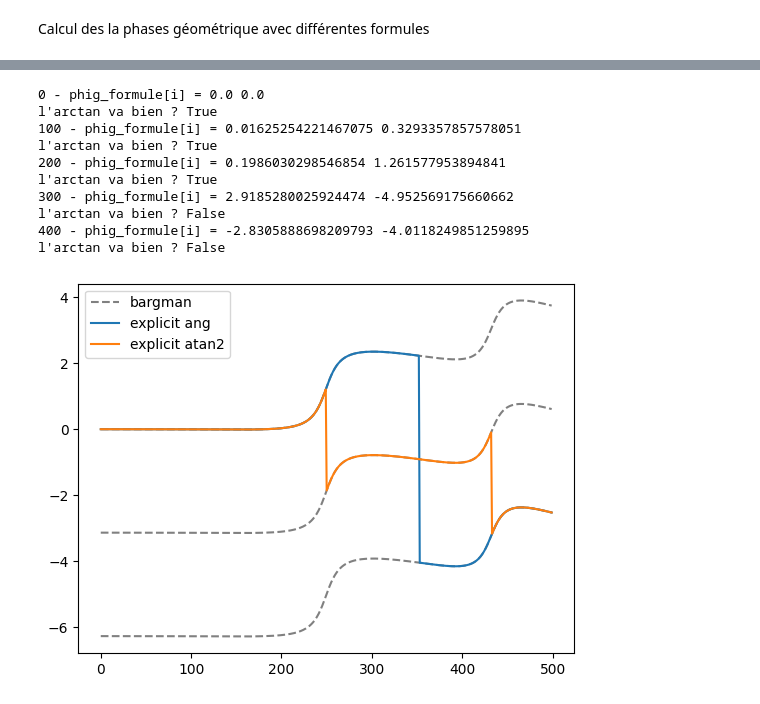
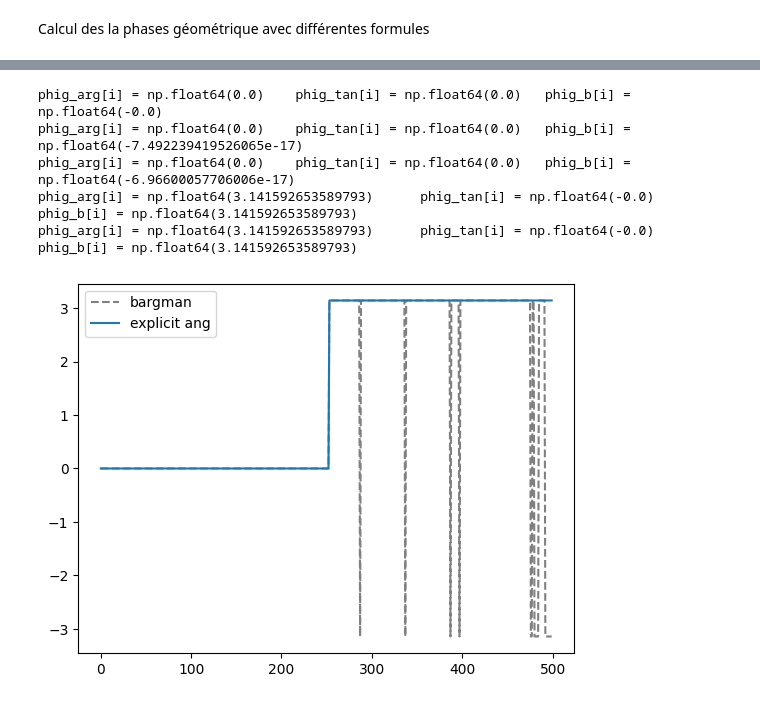
Before and after one commit to GregoireDoat/StageM2, a Jupyter notebook: code/pb-phase_g.ipynb, the cells around one changed output, grey strips where cells are left out. Cells and saved outputs as stored; diff of their text form; code cells hidden in the pictures.

```diff
--- a/code/pb-phase_g.ipynb
+++ b/code/pb-phase_g.ipynb
@@ -30,16 +30,16 @@ t = np.linspace(0, L, L*N)  # array des temps
 a = np.ones_like(t)
 
 def phi_f(t):
-    return 25 * np.pi * t
+    return 50 * np.pi * t
 
 def theta_f(t):
-    return 2*np.pi  * t**2
+    return np.pi*0.99  * t
 
 def theta_p(t): #theta prime, ca dérivée en somme
-    return 4*np.pi * t
+    return np.pi*0.99
 
 def chi_f(t):
-    return np.pi/10 * t
+    return 0#np.pi/10
 
 # valeurs associées aux fonctions
 phi  =  np.array([phi_f(t_) for t_ in t])
@@ -137,53 +119,47 @@ def terme_entro(i, theta, chi, arg=True):
     else :
         num = np.tan(Dtheta) * (np.tan(chi[i]) + np.tan(chi[0]))
         den = 1 + np.tan(chi[i])*np.tan(chi[0])
         return np.atan2(num, den)
 
 # calcul itératif de la phase géométrique
 phig_arg = np.empty_like(t)
 phig_tan = np.empty_like(t)
 
+plus1 = np.empty_like(t)
+plus2 = np.empty_like(t)
+
 for i,t_ in enumerate(t) :
     # terme intégrale dans la phase dynamique
     phig_arg[i] = -sp.integrate.quad(lambda s: (theta_p(s) * np.sin(2*chi_f(s))), t[0], t_)[0]
     phig_tan[i] = phig_arg[i]
     # et du terme en arctan dans la phase total
-    plus1 = terme_entro(i, theta, chi, arg=True)
-    plus2 = terme_entro(i, theta, chi, arg=False)
+    plus1[i] = terme_entro(i, theta, chi, arg=True)
+    plus2[i] = terme_entro(i, theta, chi, arg=False)
 
-    # somme des deux avec print
+    phig_arg[i] += plus1[i]
+    phig_tan[i] += plus2[i]
+
     if i%100 == 0:
-        print(f'{i} - phig_formule[i] = {plus1} {phig_formule[i]}')
-        print(f"l'arctan va bien ? {np.allclose(plus1, plus2)}")
-
-    phig_arg[i] += plus1
-    phig_tan[i] += plus2
-
-
+        print(f'{phig_arg[i] = } \t {phig_tan[i] = } \t {phig_b[i] = }')
     # Plot des 3
 
 #print(f'{phig1=}')
 #print(f'{phig2=}')
 #print(f'{phig_formule=}')
 
 plt.plot(np.unwrap(phig_b), label='bargman', color='gray', ls='--')
-plt.plot(np.unwrap(phig_b - np.pi), color='gray', ls='--')
-plt.plot(np.unwrap(phig_b - 2*np.pi), color='gray', ls='--')
+plt.plot(np.unwrap(phig_b) - np.pi, color='gray', ls='--')
+plt.plot(np.unwrap(phig_b) - 2*np.pi, color='gray', ls='--')
 #plt.plot(phig_b, label='bargmann unnmz')
 
 plt.plot(phig_arg, label='explicit ang')     # np.unwrap(phig_arg, np.pi)
 plt.plot(phig_tan, label='explicit atan2')     # np.unwrap(phig_formule, np.pi)
 plt.legend()
 plt.show()
 # %% [output]
-0 - phig_formule[i] = 0.0 0.0
-l'arctan va bien ? True
-100 - phig_formule[i] = 0.01625254221467075 0.3293357857578051
-l'arctan va bien ? True
-200 - phig_formule[i] = 0.1986030298546854 1.261577953894841
-l'arctan va bien ? True
-300 - phig_formule[i] = 2.9185280025924474 -4.952569175660662
-l'arctan va bien ? False
-400 - phig_formule[i] = -2.8305888698209793 -4.0118249851259895
-l'arctan va bien ? False
+phig_arg[i] = np.float64(0.0)    phig_tan[i] = np.float64(0.0)   phig_b[i] = np.float64(-0.0)
+phig_arg[i] = np.float64(0.0)    phig_tan[i] = np.float64(0.0)   phig_b[i] = np.float64(-7.492239419526065e-17)
+phig_arg[i] = np.float64(0.0)    phig_tan[i] = np.float64(0.0)   phig_b[i] = np.float64(-6.96600057706006e-17)
+phig_arg[i] = np.float64(3.141592653589793)      phig_tan[i] = np.float64(-0.0)          phig_b[i] = np.float64(3.141592653589793)
+phig_arg[i] = np.float64(3.141592653589793)      phig_tan[i] = np.float64(-0.0)          phig_b[i] = np.float64(3.141592653589793)
-[figure, old version]
+[figure, new version]
```
Also changed, not shown: parts of 4 cells of this notebook, 4 other files.
